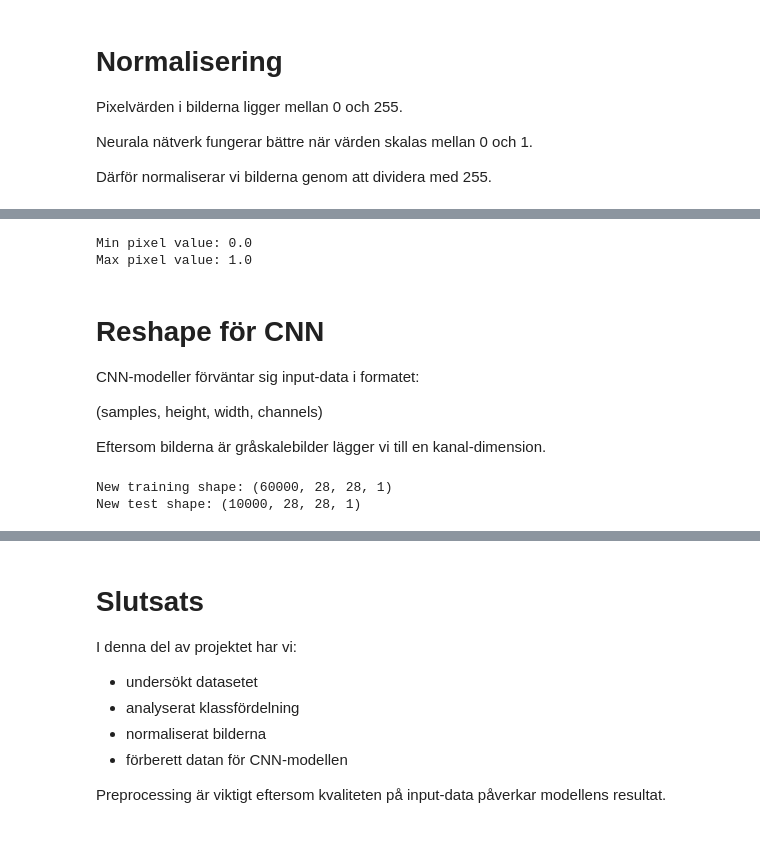
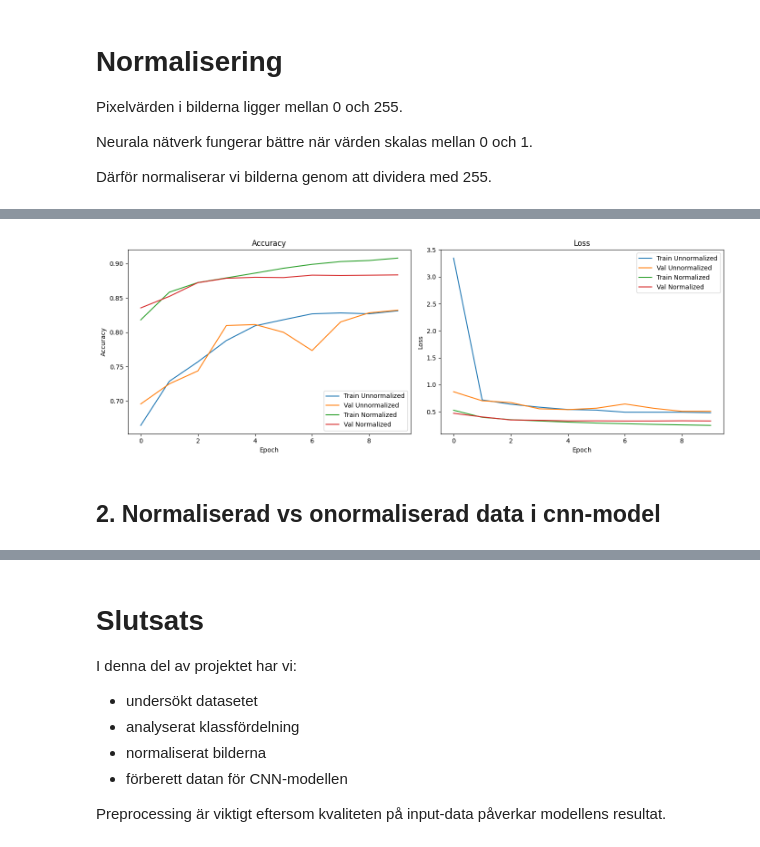
Before and after one commit to Abdullahisheek/-fashion-mnist-deep-learning, a Jupyter notebook: fashion_mnist_project.ipynb, the cells around one changed output, grey strips where cells are left out. Saved outputs shown, nothing was run; the diff lists cells and outputs as text; code cells hidden in the pictures.

```diff
--- a/fashion_mnist_project.ipynb
+++ b/fashion_mnist_project.ipynb
@@ -164,0 +174,15 @@ Därför normaliserar vi bilderna genom att dividera med 255.
+# %%
+def create_dense_model():
+    model = keras.Sequential([
+        keras.layers.Flatten(input_shape=(28,28)),
+        keras.layers.Dense(100, activation='relu'),
+        keras.layers.Dense(10, activation='softmax')
+    ])
+
+    model.compile(
+        optimizer='adam',
+        loss='sparse_categorical_crossentropy',
+        metrics=['accuracy']
+    )
+
+    return model
@@ -168,14 +262,0 @@ x_test = x_test.astype('float32') / 255.0
-# %%
-print("Min pixel value:", x_train.min())
-print("Max pixel value:", x_train.max())
-# %% [output]
-Min pixel value: 0.0
-Max pixel value: 1.0
-# %% [markdown]
-# Reshape för CNN
-
-CNN-modeller förväntar sig input-data i formatet:
-
-(samples, height, width, channels)
-
-Eftersom bilderna är gråskalebilder lägger vi till en kanal-dimension.
@@ -185,6 +263,33 @@ x_test = x_test.reshape(-1, 28, 28, 1)
-# %%
-print("New training shape:", x_train.shape)
-print("New test shape:", x_test.shape)
-# %% [output]
-New training shape: (60000, 28, 28, 1)
-New test shape: (10000, 28, 28, 1)
+# %%
+fig, axes = plt.subplots(1, 2, figsize=(14,5))
+
+# ---------------- ACCURACY ----------------
+axes[0].plot(history_model_dense.history['accuracy'], label='Train Unnormalized')
+axes[0].plot(history_model_dense.history['val_accuracy'], label='Val Unnormalized')
+
+axes[0].plot(history_model_dense_norm.history['accuracy'], label='Train Normalized')
+axes[0].plot(history_model_dense_norm.history['val_accuracy'], label='Val Normalized')
+
+axes[0].set_title('Accuracy')
+axes[0].set_xlabel('Epoch')
+axes[0].set_ylabel('Accuracy')
+axes[0].legend()
+
+# ---------------- LOSS ----------------
+axes[1].plot(history_model_dense.history['loss'], label='Train Unnormalized')
+axes[1].plot(history_model_dense.history['val_loss'], label='Val Unnormalized')
+
+axes[1].plot(history_model_dense_norm.history['loss'], label='Train Normalized')
+axes[1].plot(history_model_dense_norm.history['val_loss'], label='Val Normalized')
+
+axes[1].set_title('Loss')
+axes[1].set_xlabel('Epoch')
+axes[1].set_ylabel('Loss')
+axes[1].legend()
+
+plt.tight_layout()
+plt.show()
+# %% [output]
+[figure, added]
+# %% [markdown]
+## 2. Normaliserad vs onormaliserad data i cnn-model
```
Also changed, not shown: parts of 19 cells of this notebook.
